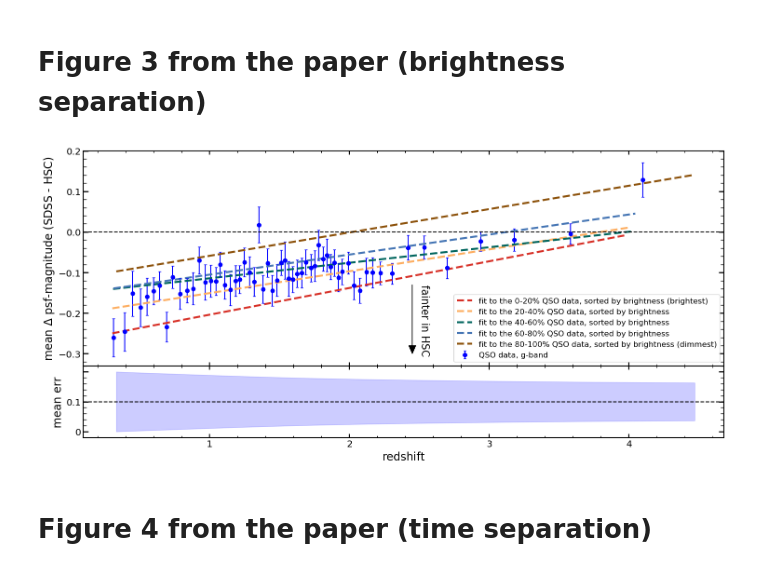
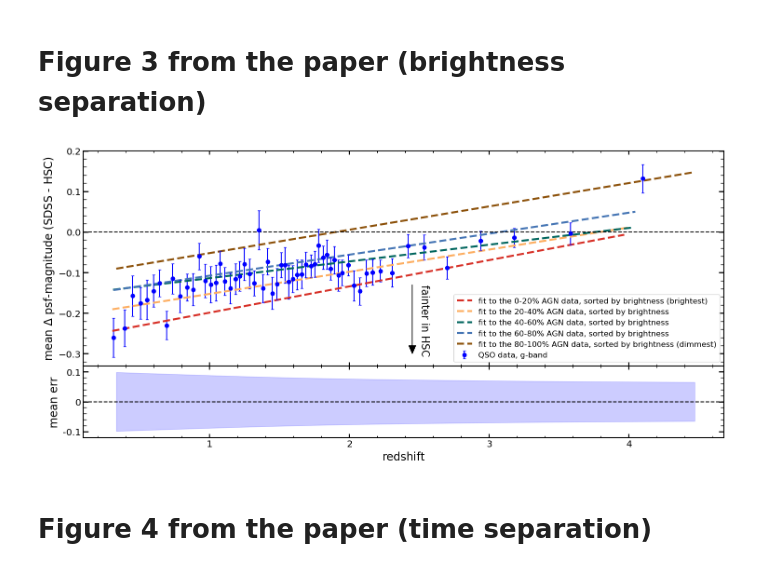
Before and after one commit to nevencaplar/AGN-Going-Down, a Jupyter notebook: NonStationarity.ipynb, the cells around one changed output. Saved outputs shown, nothing was run; the diff lists cells and outputs as text; code cells hidden in the pictures.

```diff
--- a/NonStationarity.ipynb
+++ b/NonStationarity.ipynb
@@ -763 +729,5 @@ position_of_matched_array_Stripe82_stars_to_dr7QSO=position_of_matched_array_Str
+# %%
+# load the array contaning the list of all nonvariable stars which went to HSC query and their positions
+matched_array_Stripe82_stars_to_dr7QSO=np.load(DATA_DIRECTORY+'matched_array_Stripe82_stars_to_dr7QSO.npy')
+#position_of_matched_array_Stripe82_stars_to_dr7QSO=O=np.load(DATA_DIRECTORY+'position_of_matched_array_Stripe82_stars_to_dr7QSO.npy')
 # %%
@@ -1173,7 +1151,7 @@ plt.savefig(FIGURES_PNG_DIRECTORY + 'Figure2_filter_and_control_sample.png', bbo
 # %% [markdown]
 # Figure 3 from the paper (brightness separation)
 # %%
-# we proceed as in the previous section. First we do the standard analysis
+# We proceed as in the previous section. First we do the standard analysis
 
 matched_array_filtered=np.load(DATA_DIRECTORY+'matched_array_filtered.npy')
 
@@ -1196,13 +1174,13 @@ for i in range(6):
 upper_limit_many=[]
 lower_limit_many=[]
 for i in range(1,6):
-    lower_limit_single=-p20_array_g[i][0]+ p20_array_g[i][2]
-    upper_limit_single=-p20_array_g[i][0]+p20_array_g[i][1]
-    upper_limit_many.append(lower_limit_single)
-    lower_limit_many.append(upper_limit_single)
+    lower_limit_single=-np.abs(p20_array_g[i][0]-p20_array_g[i][2])
+    upper_limit_single=np.abs((p20_array_g[i][1]-p20_array_g[i][0]))
+    upper_limit_many.append(upper_limit_single)
+    lower_limit_many.append(lower_limit_single)
 
-upper_limit_many=np.mean(np.array(upper_limit_many),axis=0)
-lower_limit_many=np.mean(np.array(lower_limit_many),axis=0)
+upper_limit_many_mean=np.mean(np.array(upper_limit_many),axis=0)
+lower_limit_many_mean=np.mean(np.array(lower_limit_many),axis=0)
 
 mean_err_single_point=np.mean([np.mean(res_delta_redshift_via_redshift_err_array_g[1]),np.mean(res_delta_redshift_via_redshift_err_array_g[2]),\
         np.mean(res_delta_redshift_via_redshift_err_array_g[3]),np.mean(res_delta_redshift_via_redshift_err_array_g[4]),\
@@ -1214,55 +1192,83 @@ fig = plt.figure(figsize=(24, 8))
 grid = plt.GridSpec(4, 4, hspace=0., wspace=0.2)
 # Set up main panel
 main_ax = fig.add_subplot(grid[:-1, 1:])
-# Set up smaller panel which contains error
+# Set up smaller panel which contains uncertainty
 err_ax = fig.add_subplot(grid[-1, 1:], yticklabels=[-0.1,0,0.1], sharex=main_ax)
 
-# scatter points on the main axes
+# fit to all bands
 main_ax.plot(res_redshift_array_g[1],p20_array_g[1][0],ls='--',color='#d73027',alpha=1,lw=3,
-             label='fit to the 0-20% QSO data, sorted by brightness (brightest)')
+             label='fit to the 0-20% AGN data, sorted by brightness (brightest)')
 main_ax.plot(res_redshift_array_g[2],p20_array_g[2][0],ls='--',color='#fdae61',alpha=1,lw=3,
-             label='fit to the 20-40% QSO data, sorted by brightness')
+             label='fit to the 20-40% AGN data, sorted by brightness')
 main_ax.plot(res_redshift_array_g[3],p20_array_g[3][0],ls='--',color='#01665e',alpha=1,lw=3,
-             label='fit to the 40-60% QSO data, sorted by brightness')
+             label='fit to the 40-60% AGN data, sorted by brightness')
 main_ax.plot(res_redshift_array_g[4],p20_array_g[4][0],ls='--',color='#4575b4',alpha=1,lw=3,
-             label='fit to the 60-80% QSO data, sorted by brightness')
+             label='fit to the 60-80% AGN data, sorted by brightness')
 main_ax.plot(res_redshift_array_g[5],p20_array_g[5][0],ls='--',color='#8c510a',alpha=1,lw=3,
-             label='fit to the 80-100% QSO data, sorted by brightness (dimmest)')
+             label='fit to the 80-100% AGN data, sorted by brightness (dimmest)')
+
+
+# uncomment to see individual datapoints
 
 #main_ax.errorbar(res_redshift_array_g[1],res_delta_redshift_via_redshift_array_g[1],yerr=res_delta_redshift_via_redshift_err_array_g[1],\
-#             marker='o',capsize=2,ls='',color='#d73027',label='0-20% QSO data, sorted by brightness')
+#             marker='o',capsize=2,ls='',color='#d73027',label='0-20% AGN data, sorted by brightness')
 #main_ax.errorbar(res_redshift_array_g[2],res_delta_redshift_via_redshift_array_g[2],yerr=res_delta_redshift_via_redshift_err_array_g[2],\
-#             marker='o',capsize=2,ls='',color='#fdae61',label='20-40% QSO data, sorted by brightness')
+#             marker='o',capsize=2,ls='',color='#fdae61',label='20-40% AGN data, sorted by brightness')
 #main_ax.errorbar(res_redshift_array_g[3],res_delta_redshift_via_redshift_array_g[3],yerr=res_delta_redshift_via_redshift_err_array_g[3],\
-#             marker='o',capsize=2,ls='',color='#01665e',label='40-60% QSO data, sorted by brightness')
+#             marker='o',capsize=2,ls='',color='#01665e',label='40-60% AGN data, sorted by brightness')
 #main_ax.errorbar(res_redshift_array_g[4],res_delta_redshift_via_redshift_array_g[4],yerr=res_delta_redshift_via_redshift_err_array_g[4],\
-#             marker='o',capsize=2,ls='',color='#4575b4',label='60-80% QSO data, sorted by brightness')
+#             marker='o',capsize=2,ls='',color='#4575b4',label='60-80% AGN data, sorted by brightness')
 #main_ax.errorbar(res_redshift_array_g[5],res_delta_redshift_via_redshift_array_g[5],yerr=res_delta_redshift_via_redshift_err_array_g[5],\
-#             marker='o',capsize=2,ls='',color='#8c510a',label='80-100% QSO data, sorted by brightness (dimmest)')
+#             marker='o',capsize=2,ls='',color='#8c510a',label='80-100% AGN data, sorted by brightness (dimmest)')
 
+# uncomment in order to see uncertainty bands on the main plot
+
+#main_ax.fill_between(res_redshift_array_g[1],p20_array_g[1][2],p20_array_g[1][1], color='#d73027', alpha='0.2')
+#main_ax.fill_between(res_redshift_array_g[2],p20_array_g[2][2],p20_array_g[2][1], color='#fdae61', alpha='0.2')
+#main_ax.fill_between(res_redshift_array_g[3],p20_array_g[3][2],p20_array_g[3][1], color='#01665e', alpha='0.2')
+#main_ax.fill_between(res_redshift_array_g[4],p20_array_g[4][2],p20_array_g[4][1], color='#4575b4', alpha='0.2')
+#main_ax.fill_between(res_redshift_array_g[5],p20_array_g[5][2],p20_array_g[5][1], color='#8c510a', alpha='0.2')
+
+# data for the whole dataset
 main_ax.errorbar(res_redshift_array_g[0],res_delta_redshift_via_redshift_array_g[0],yerr=res_delta_redshift_via_redshift_err_array_g[0],\
                  marker='o',capsize=2,ls='',color='blue',label='QSO data, g-band')
 
 main_ax.set_ylabel('mean $\Delta$ psf-magnitude (SDSS - HSC)')
 main_ax.set_xlabel('redshift')
 main_ax.set_ylim(-0.33,0.2)
 main_ax.axhline(0,color='black',ls='--')
 main_ax.legend()
 
 main_ax.arrow(2.45,-0.13,-0.,-0.15,head_length=0.02,head_width=0.05,color='black')
 main_ax.text(2.5,-0.15,'fainter in HSC',rotation=270,size=16)
 
-# smaller plot showing error
-err_ax.fill_between(res_redshift_array_g[5],lower_limit_many,upper_limit_many, color='blue', alpha='0.2')
+# smaller plot showing prediction bands
+err_ax.fill_between(res_redshift_array_g[5],lower_limit_many_mean,upper_limit_many_mean, color='blue', alpha='0.2')
+
+# individual prediction bands
+# you can see that more luminous objects have somewhat smaller uncertanies, as expected given that AGN variability decreases as luminosity increses
+
+#err_ax.plot(res_redshift_array_g[1],-np.abs(p20_array_g[1][0]-p20_array_g[1][2]), color='#d73027',ls='--')
+#err_ax.plot(res_redshift_array_g[1],np.abs(p20_array_g[1][1]-p20_array_g[1][0]), color='#d73027', ls='--')
+#err_ax.plot(res_redshift_array_g[2],-np.abs(p20_array_g[2][0]-p20_array_g[2][2]), color='#fdae61',ls='--')
+#err_ax.plot(res_redshift_array_g[2],np.abs(p20_array_g[2][1]-p20_array_g[2][0]), color='#fdae61', ls='--')
+#err_ax.plot(res_redshift_array_g[3],-np.abs(p20_array_g[3][0]-p20_array_g[3][2]), color='#01665e',ls='--')
+#err_ax.plot(res_redshift_array_g[3],np.abs(p20_array_g[3][1]-p20_array_g[3][0]), color='#01665e', ls='--')
+#err_ax.plot(res_redshift_array_g[4],-np.abs(p20_array_g[4][0]-p20_array_g[4][2]), color='#4575b4',ls='--')
+#err_ax.plot(res_redshift_array_g[4],np.abs(p20_array_g[4][1]-p20_array_g[4][0]), color='#4575b4', ls='--')
+#err_ax.plot(res_redshift_array_g[5],-np.abs(p20_array_g[5][0]-p20_array_g[5][2]), color='#8c510a',ls='--')
+#err_ax.plot(res_redshift_array_g[5],np.abs(p20_array_g[5][1]-p20_array_g[5][0]), color='#8c510a', ls='--')
+
 err_ax.set_ylim(-0.12,0.12)
+err_ax.set_yticks([-0.1,0,0.1])
 err_ax.axhline(0,color='black',ls='--')
 err_ax.set_ylabel('mean err')
 err_ax.set_xlabel('redshift')
 
 plt.savefig(FIGURES_PDF_DIRECTORY + 'Figure3_brightness_separated.pdf', bbox_inches='tight')
 plt.savefig(FIGURES_PNG_DIRECTORY + 'Figure3_brightness_separated.png', bbox_inches='tight')
 # %% [output]
-[figure, old version]
+[figure, new version]
 # %% [markdown]
 # Figure 4 from the paper (time separation)
 # %%
```
Also changed, not shown: parts of 39 cells of this notebook, 12 other files.
